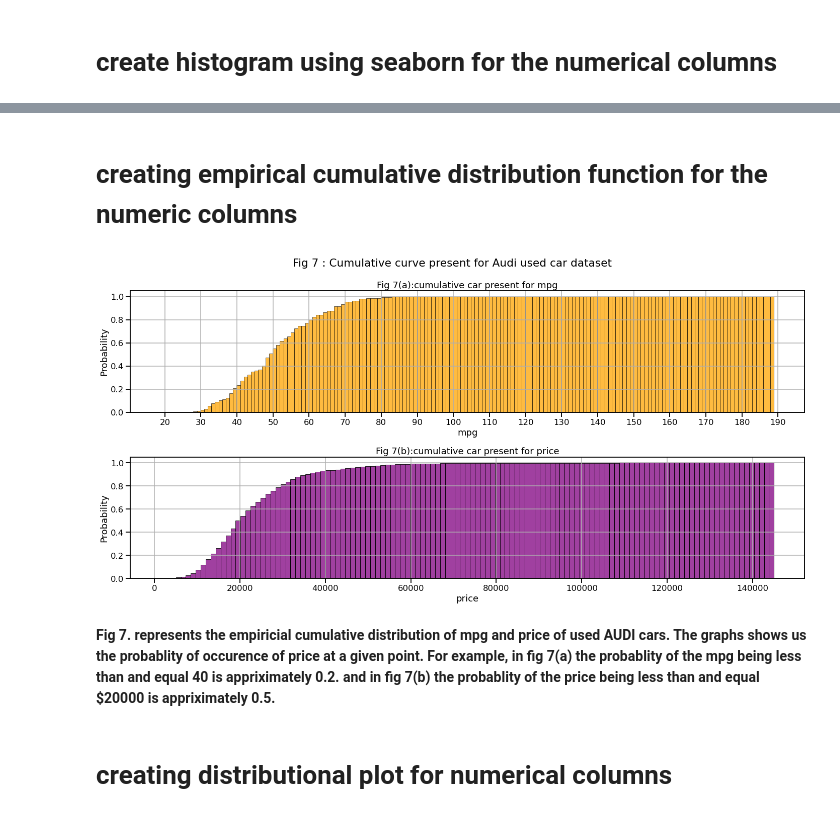
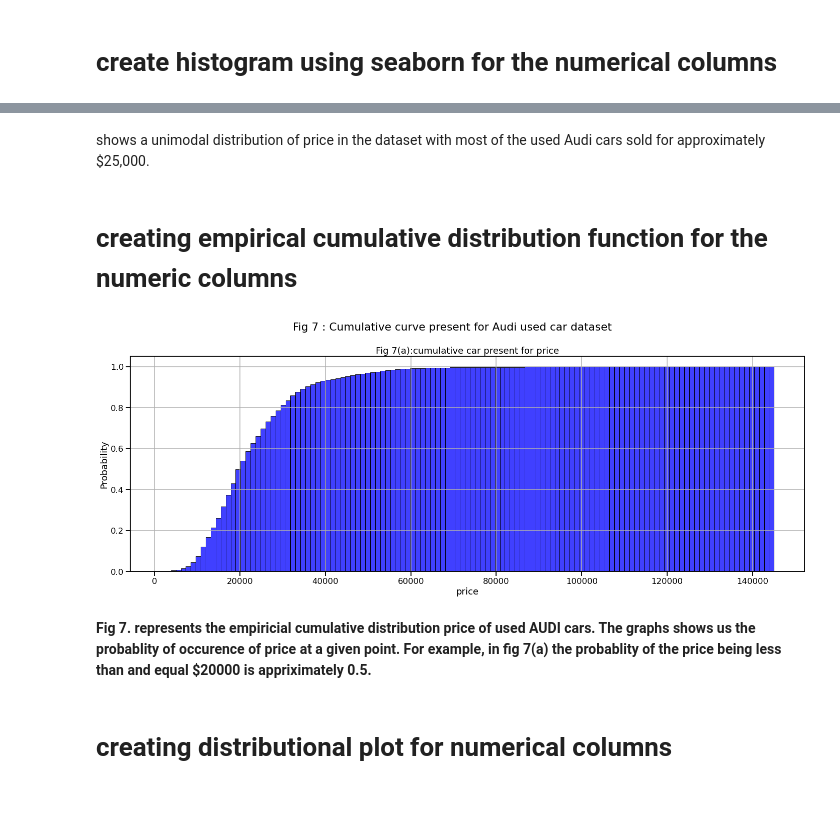
Before and after one commit to Israt055/audi_used_car_analysis-, a Jupyter notebook: audi_used_car_EDA.ipynb, the cells around one changed output, grey strips where cells are left out. Saved outputs shown, nothing was run; the diff lists cells and outputs as text; code cells hidden in the pictures.

```diff
--- a/audi_used_car_EDA.ipynb
+++ b/audi_used_car_EDA.ipynb
@@ -445,6 +423,7 @@ display(df.tail())
 | 10667 | Q3 | 2016 | 15999 | Manual | 11855 | Petrol | 47.9 | 1.4 |
 # %%
 sns.set_context('talk')
+sns.set_palette("muted")
 plt.figure(figsize = (20,10))
 
 plt.suptitle("Fig 4 : Scatter Plot present for Audi used car dataset")
@@ -532,30 +547,25 @@ plt.show()
+# %% [markdown]
+shows a unimodal distribution of price in the dataset with most of the used Audi cars sold for approximately $25,000.
 # %% [markdown]
 # creating empirical cumulative distribution function for the numeric columns
 # %%
-plt.figure(figsize = (20,10))
+plt.figure(figsize = (20,8))
 
 
 plt.suptitle("Fig 7 : Cumulative curve present for Audi used car dataset")
 
 
-plt.subplot(2,1,1)
-sns.histplot(data = df , x = 'mpg', binwidth=1 , color ='orange' , cumulative =True , stat='probability')
-plt.xticks(np.arange(20,200,10))
-plt.grid()
-plt.title("Fig 7(a):cumulative car present for mpg")
 
-plt.subplot(2,1,2)
-sns.histplot(data = df , x = 'price', color ='purple', cumulative =True, stat='probability')
-plt.title("Fig 7(b):cumulative car present for price")
+sns.histplot(data = df , x = 'price', color ='blue', cumulative =True, stat='probability' , alpha=0.75)
+plt.title("Fig 7(a):cumulative car present for price")
 plt.grid()
 plt.tight_layout()
 
 plt.show()
 # %% [output]
-[figure, old version]
+[figure, new version]
 # %% [markdown]
-**Fig 7. represents the empiricial cumulative distribution of mpg and price of used AUDI cars. The graphs shows us the probablity of occurence of price at a given point. For example, in fig 7(a) the probablity of the mpg being less than and equal 40 is appriximately 0.2.
-and in fig 7(b) the probablity of the price being less than and equal $20000 is appriximately 0.5.**
+**Fig 7. represents the empiricial cumulative distribution price of used AUDI cars. The graphs shows us the probablity of occurence of price at a given point. For example, in fig 7(a) the probablity of the price being less than and equal $20000 is appriximately 0.5.**
 # %% [markdown]
 # creating distributional plot for numerical columns
 # %%
```
Also changed, not shown: parts of 20 cells of this notebook.
